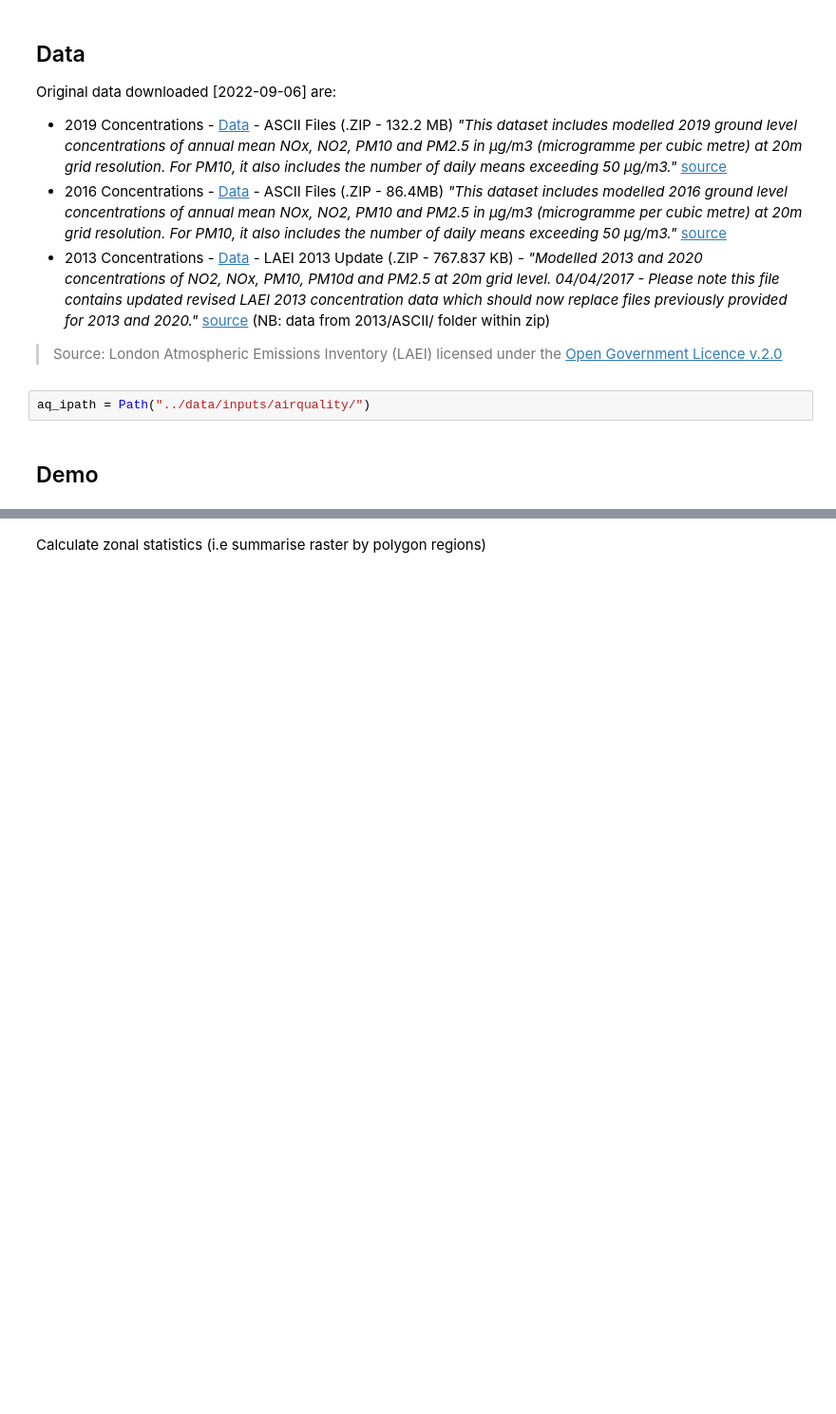
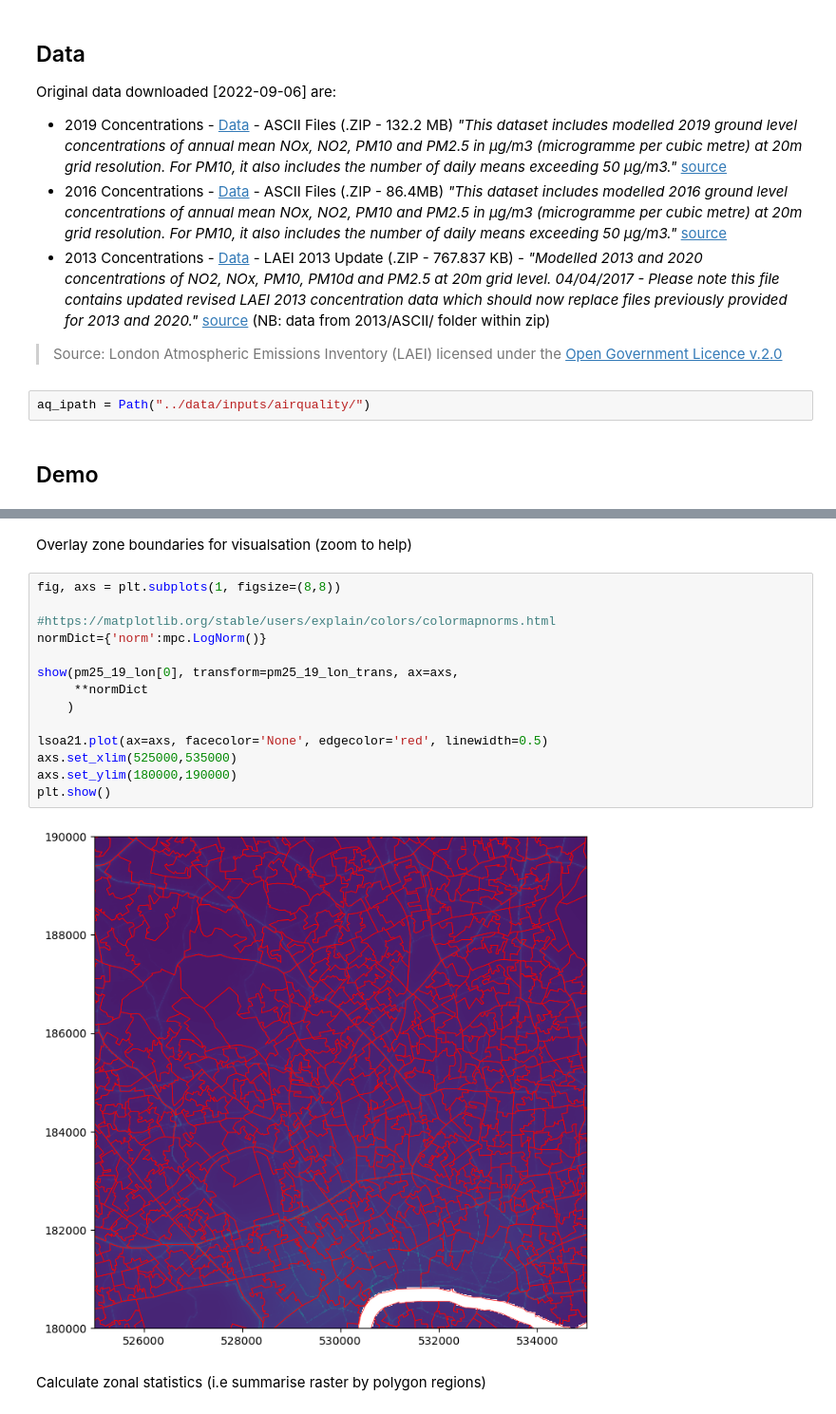
Before and after one commit to jamesdamillington/london-data, a Jupyter notebook: code/london-airquality.ipynb, the cells around one changed output, grey strips where cells are left out. Shown at 95% size. Saved outputs shown, nothing was run; the diff lists cells and outputs as text; blank space fills up the shorter version.

```diff
--- a/code/london-airquality.ipynb
+++ b/code/london-airquality.ipynb
@@ -89,3 +126,21 @@ plt.imshow(pm2015_lon[0], cmap='viridis')
+# %% [markdown]
+Overlay zone boundaries for visualsation (zoom to help)
+# %%
+fig, axs = plt.subplots(1, figsize=(8,8))
+
+#https://matplotlib.org/stable/users/explain/colors/colormapnorms.html
+normDict={'norm':mpc.LogNorm()}
+
+show(pm25_19_lon[0], transform=pm25_19_lon_trans, ax=axs,
+     **normDict
+    )
+
+lsoa21.plot(ax=axs, facecolor='None', edgecolor='red', linewidth=0.5)
+axs.set_xlim(525000,535000)
+axs.set_ylim(180000,190000)
+plt.show()
+# %% [output]
+[figure, added]
 # %% [markdown]
 Calculate zonal statistics (i.e summarise raster by polygon regions)
 # %%
```
Also changed, not shown: parts of 25 cells of this notebook.
